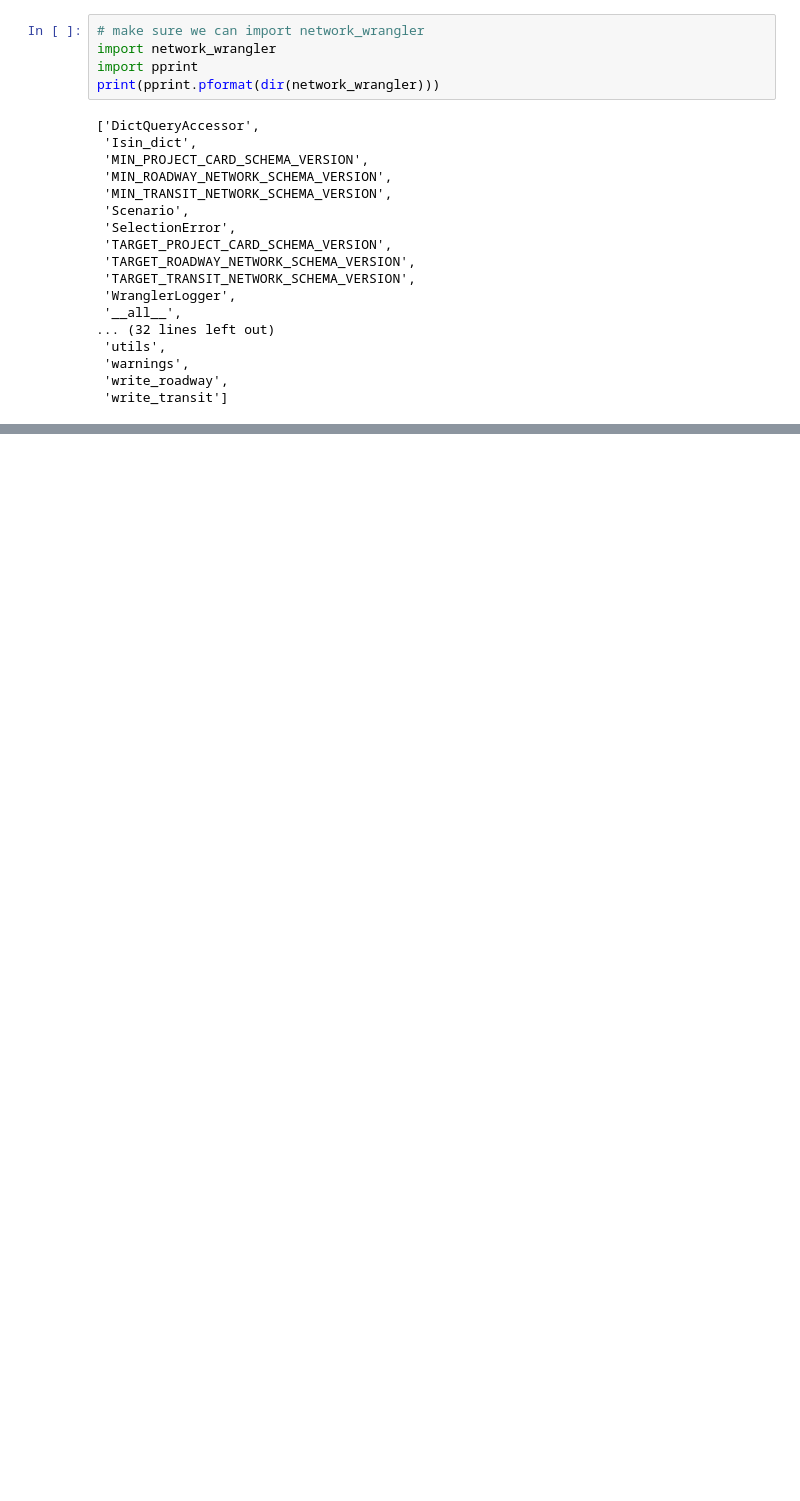
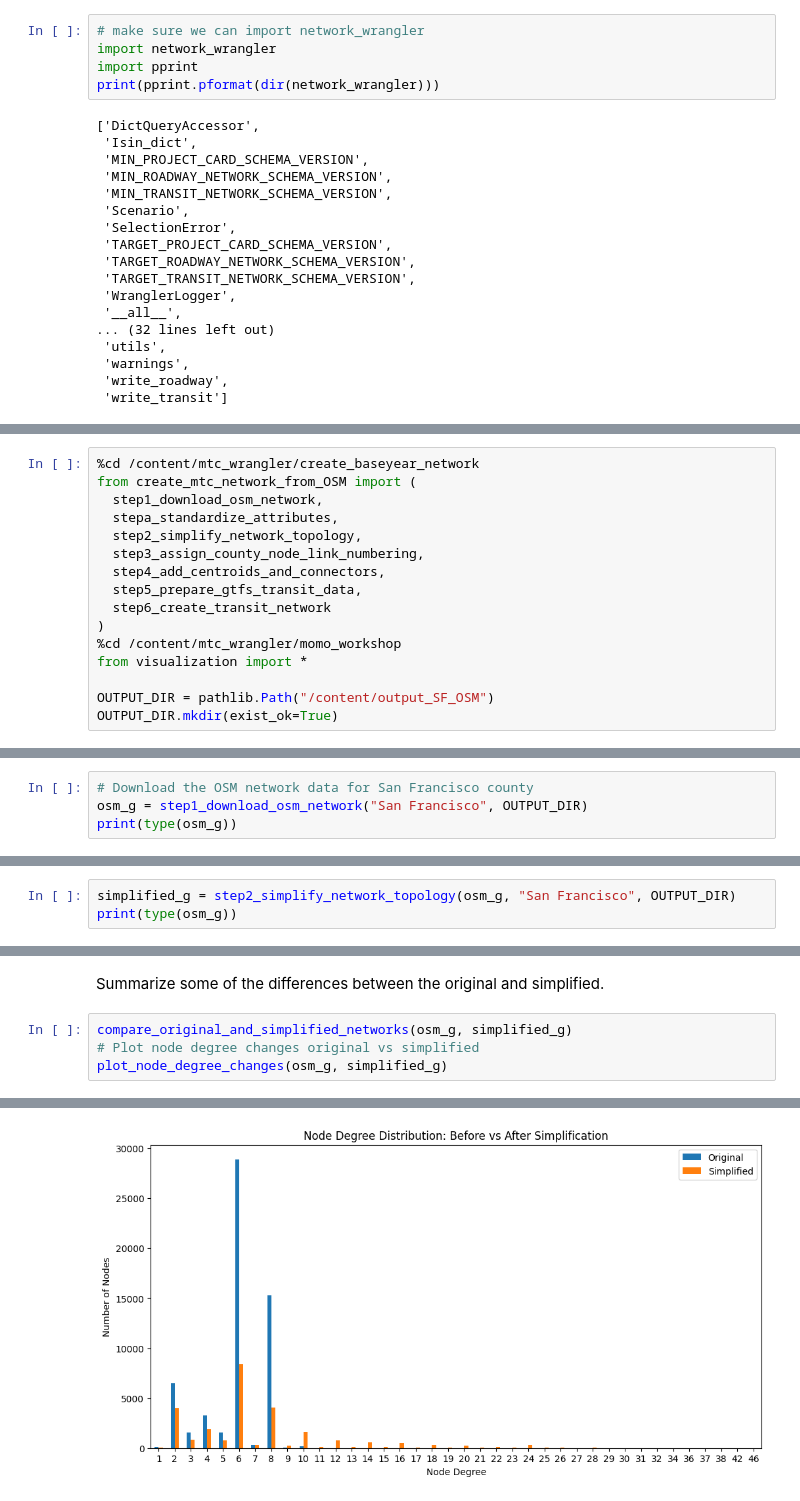
Before and after one commit to BayAreaMetro/mtc_wrangler, a Jupyter notebook: momo_workshop/colab_Create_SF_network_from_OSM_GTFS.ipynb, the cells around one changed output, grey strips where cells are left out. Cells and saved outputs as stored; diff of their text form; blank space fills up the shorter version.

Commit message:
Added all steps

```diff
--- a/momo_workshop/colab_Create_SF_network_from_OSM_GTFS.ipynb
+++ b/momo_workshop/colab_Create_SF_network_from_OSM_GTFS.ipynb
@@ -171,0 +184,16 @@ WranglerLogger.info("Info test")
+# %%
+%cd /content/mtc_wrangler/create_baseyear_network
+from create_mtc_network_from_OSM import (
+  step1_download_osm_network,
+  stepa_standardize_attributes,
+  step2_simplify_network_topology,
+  step3_assign_county_node_link_numbering,
+  step4_add_centroids_and_connectors,
+  step5_prepare_gtfs_transit_data,
+  step6_create_transit_network
+)
+%cd /content/mtc_wrangler/momo_workshop
+from visualization import *
+
+OUTPUT_DIR = pathlib.Path("/content/output_SF_OSM")
+OUTPUT_DIR.mkdir(exist_ok=True)
@@ -171,0 +207,4 @@ WranglerLogger.info("Info test")
+# %%
+# Download the OSM network data for San Francisco county
+osm_g = step1_download_osm_network("San Francisco", OUTPUT_DIR)
+print(type(osm_g))
@@ -171,0 +245,3 @@ WranglerLogger.info("Info test")
+# %%
+simplified_g = step2_simplify_network_topology(osm_g, "San Francisco", OUTPUT_DIR)
+print(type(osm_g))
@@ -171,0 +254,7 @@ WranglerLogger.info("Info test")
+# %% [markdown]
+Summarize some of the differences between the original and simplified.
+# %%
+compare_original_and_simplified_networks(osm_g, simplified_g)
+# Plot node degree changes original vs simplified
+plot_node_degree_changes(osm_g, simplified_g)
+# %% [output]
@@ -171,0 +278 @@ WranglerLogger.info("Info test")
+[figure, added]
```
Also changed, not shown: parts of 32 cells of this notebook.
